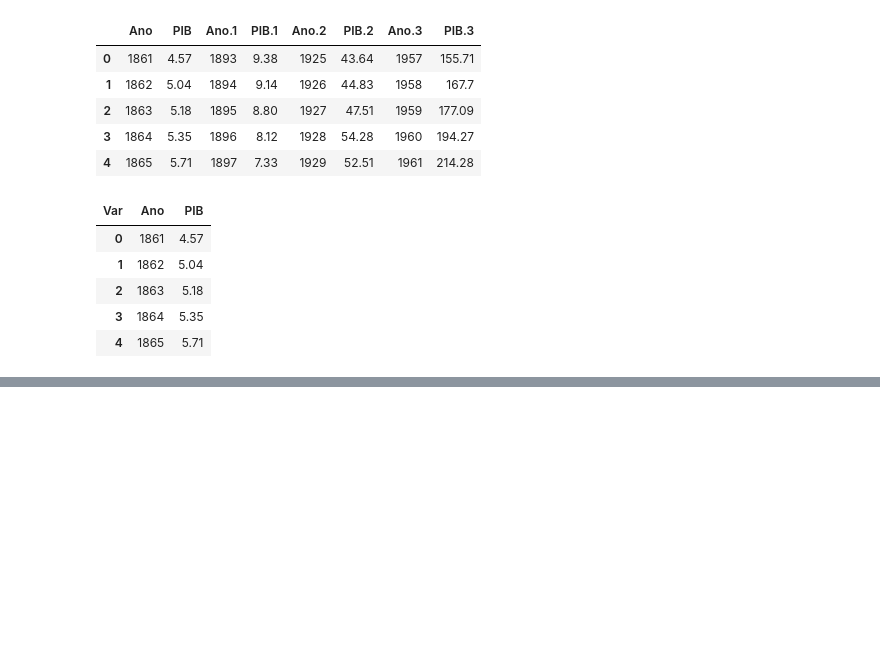
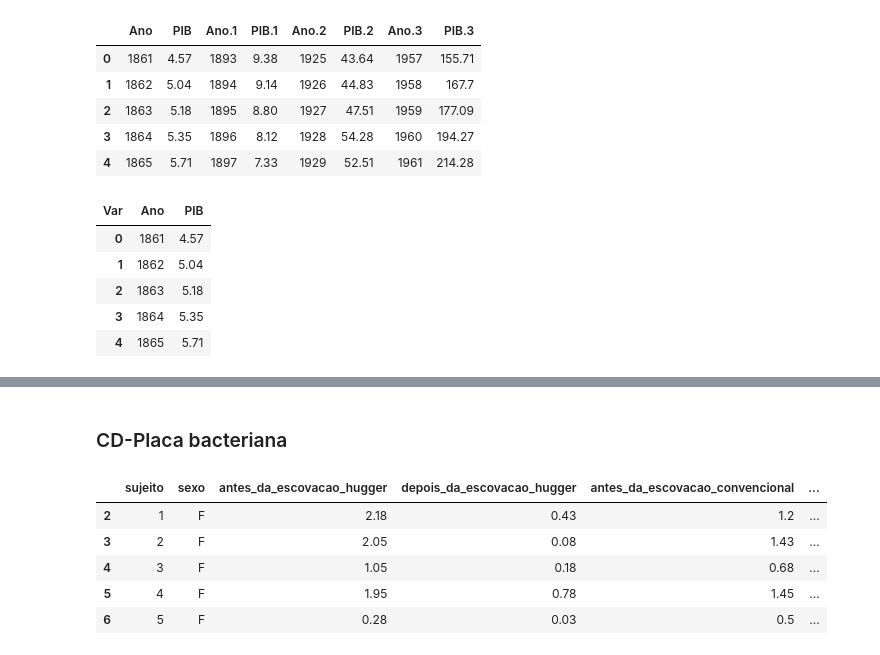
Before and after one commit to lpoggetto/estat_bas_py, a Jupyter notebook: ajustando_dados.ipynb, the cells around one changed output, grey strips where cells are left out. Drawn from its saved outputs; the diff is of its cells as text; code cells hidden in the pictures; blank space fills up the shorter version.

```diff
--- a/ajustando_dados.ipynb
+++ b/ajustando_dados.ipynb
@@ -295,0 +333,21 @@ To do:
+# %% [markdown]
+### CD-Placa bacteriana
+# %%
+CD_placa_bac = arq_xls['CD-Placa Bacteriana']
+
+_colunas_placa_bac = ['sujeito', 'sexo', 'antes_da_escovacao_hugger', 'depois_da_escovacao_hugger', 'antes_da_escovacao_convencional', 'depois_da_escovacao_convencional']
+
+# desconsiderando as duas primeiras linhas (cabecalhos)
+CD_placa_bac = CD_placa_bac.iloc[2:]
+
+# aplicando o nome das colunas
+CD_placa_bac.columns = _colunas_placa_bac
+
+CD_placa_bac.head()
+# %% [output]
+|  | sujeito | sexo | antes_da_escovacao_hugger | depois_da_escovacao_hugger | antes_da_escovacao_convencional | ... |
+| 2 | 1 | F | 2.18 | 0.43 | 1.2 | ... |
+| 3 | 2 | F | 2.05 | 0.08 | 1.43 | ... |
+| 4 | 3 | F | 1.05 | 0.18 | 0.68 | ... |
+| 5 | 4 | F | 1.95 | 0.78 | 1.45 | ... |
+| 6 | 5 | F | 0.28 | 0.03 | 0.5 | ... |
```
Also changed, not shown: parts of 13 cells of this notebook, 15 other files.
